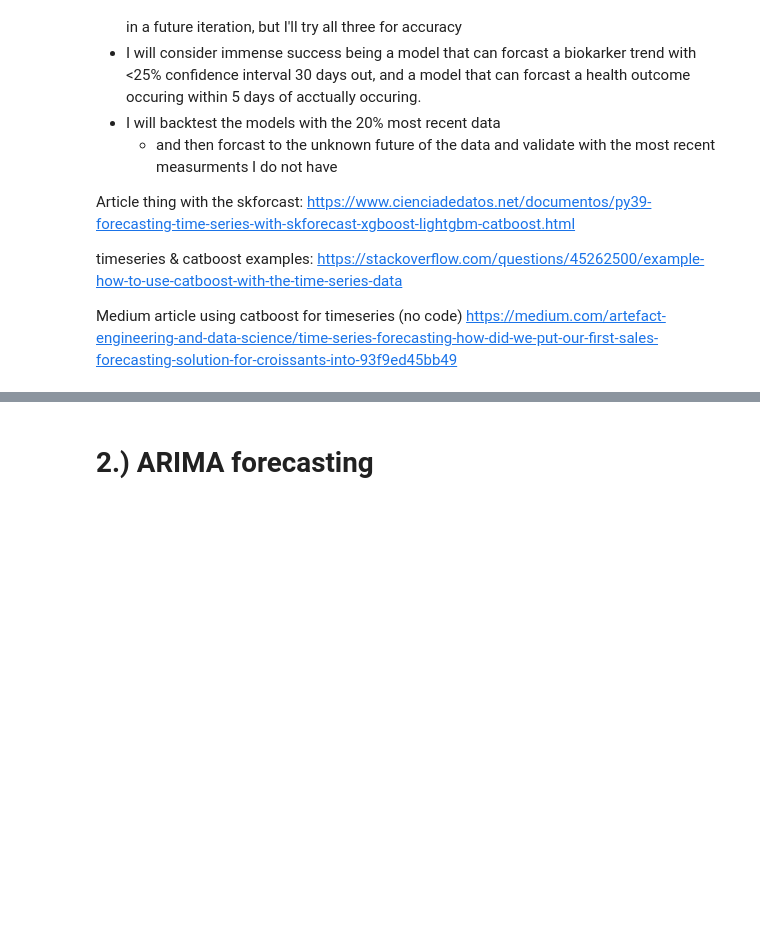
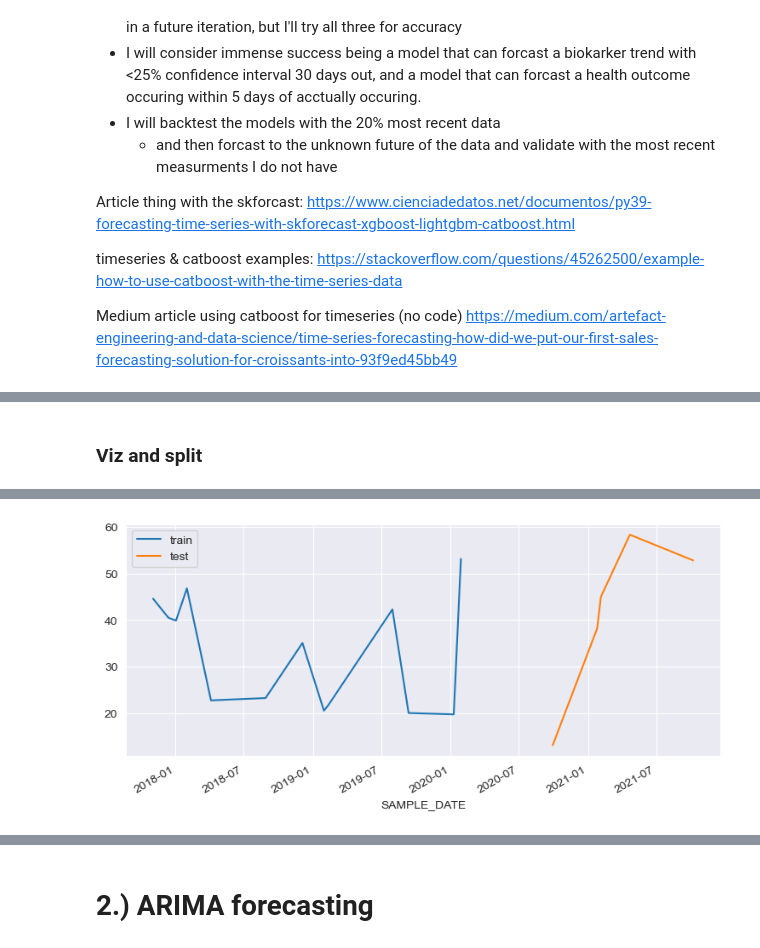
Before and after one commit to aidan-lew/monkey_health, a Jupyter notebook: D_monkeys_forecasting.ipynb, the cells around one changed output, grey strips where cells are left out. Saved outputs shown, nothing was run; the diff lists cells and outputs as text; code cells hidden in the pictures; blank space fills up the shorter version.

```diff
--- a/D_monkeys_forecasting.ipynb
+++ b/D_monkeys_forecasting.ipynb
@@ -21,0 +158,19 @@ Unlike the previous predictions, I want to maintain the timeseries information h
+# %% [markdown]
+### Viz and split
+# %%
+# need to set sample date as index
+#single_bio_df = single_bio_df.set_index('SAMPLE_DATE')
+
+#specify end of the train: trying to get close to a 70/30 split
+end_train = '2020-02-01 00:00:00'
+
+# Determine the train/test timeframes and samples
+print(f"Train dates : {single_bio_df.index.min()} --- {single_bio_df.loc[:end_train].index.max()}  (n={len(single_bio_df.loc[:end_train])})")
+print(f"Test dates  : {single_bio_df.loc[end_train:].index.min()} --- {single_bio_df.index.max()}  (n={len(single_bio_df.loc[end_train:])})")
+
+# Plot the test and train, will do all if a column isnt specified
+fig, ax=plt.subplots(figsize=(9, 4))
+single_bio_df['LYMPHOCYTES_(%)'].loc[:end_train].plot(ax=ax, label='train')
+single_bio_df['LYMPHOCYTES_(%)'].loc[end_train:].plot(ax=ax, label='test')
+ax.legend();
+# %% [output]
@@ -21,0 +179 @@ Unlike the previous predictions, I want to maintain the timeseries information h
+[figure, added]
```
Also changed, not shown: parts of 28 cells of this notebook.
